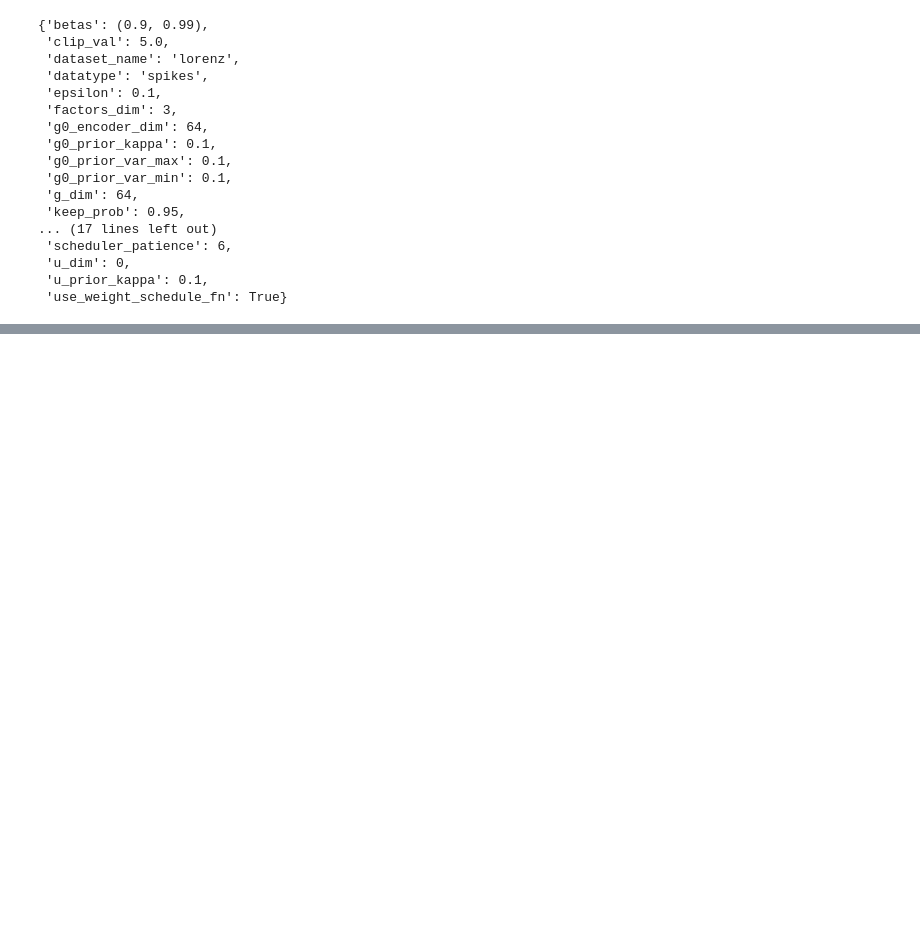
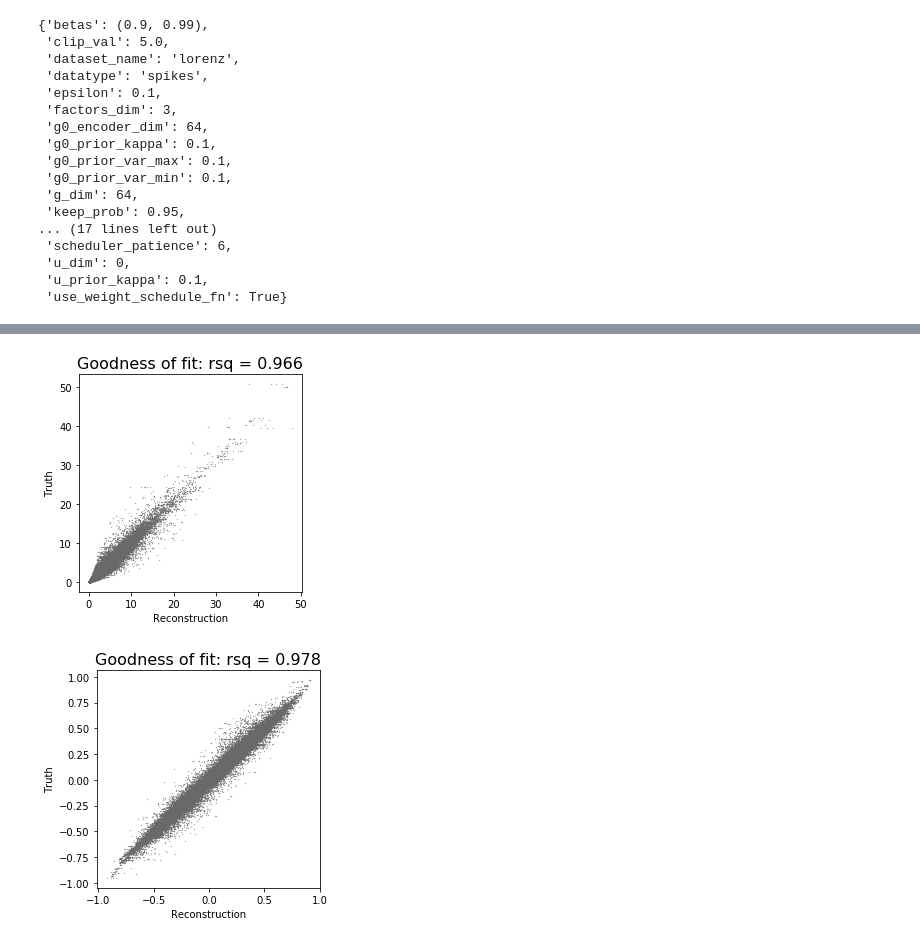
Before and after one commit to lyprince/hierarchical_lfads, a Jupyter notebook: lfads_demo.ipynb, the cells around one changed output, grey strips where cells are left out. Saved outputs shown, nothing was run; the diff lists cells and outputs as text; code cells hidden in the pictures; blank space fills up the shorter version.

```diff
--- a/lfads_demo.ipynb
+++ b/lfads_demo.ipynb
@@ -108,0 +104,5 @@ Epoch:   81, Step:  1296, training loss: 1159.307, validation loss: 1158.657
+# %%
+results_dict = model.plot_recon_rsquared(valid_data, valid_truth, train_data, train_truth)
+# %% [output]
+[figure, added]
+[figure, added]
```
Also changed, not shown: parts of 7 cells of this notebook.
